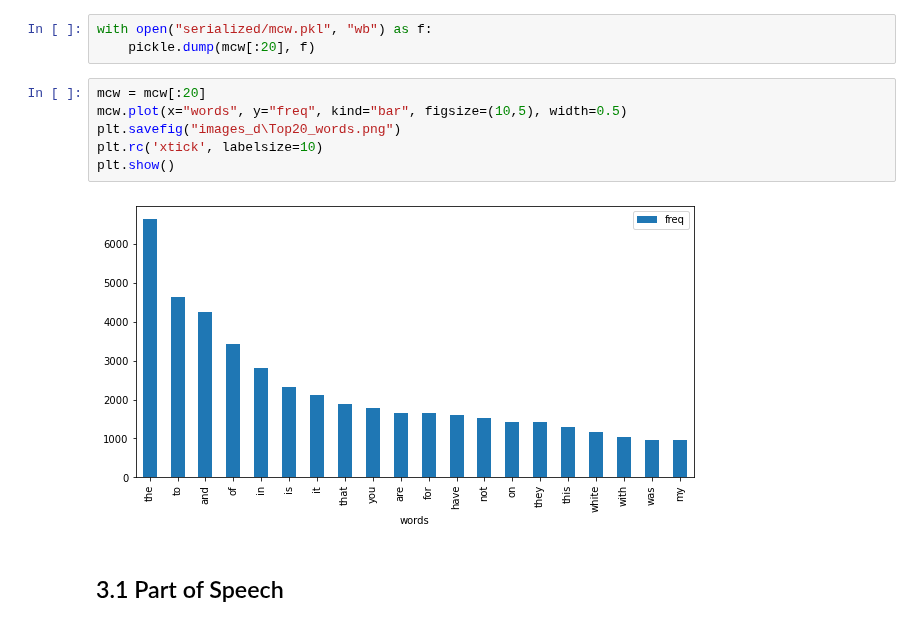
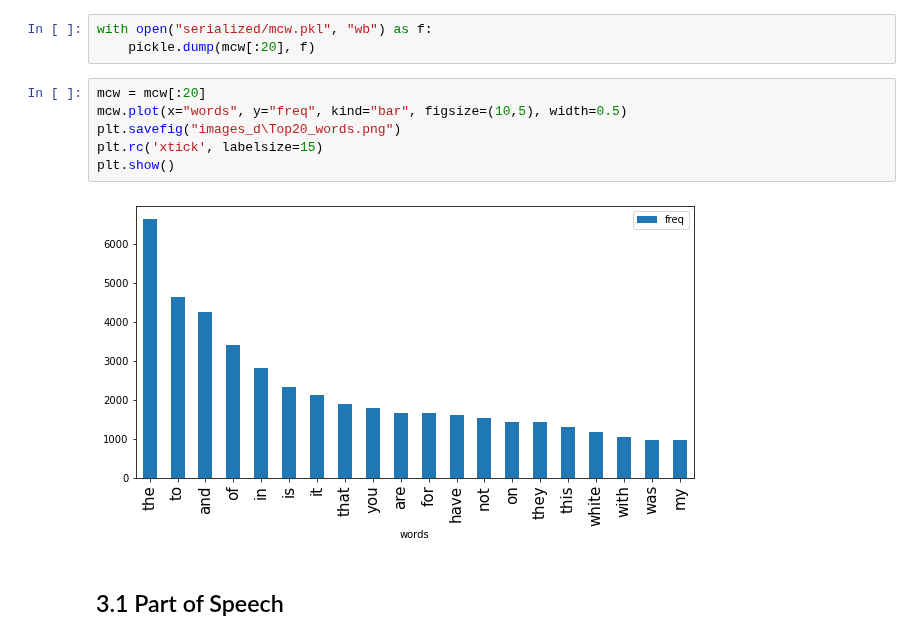
Before and after one commit to martinaviggiano/textsent_project, a Jupyter notebook: 02. Data Analysis.ipynb, the cells around one changed output. Saved outputs shown, nothing was run; the diff lists cells and outputs as text.

Commit message:
Update in Report and plots

```diff
--- a/02. Data Analysis.ipynb
+++ b/02. Data Analysis.ipynb
@@ -105,11 +105,11 @@ with open("serialized/mcw.pkl", "wb") as f:
 # %%
 mcw = mcw[:20]
 mcw.plot(x="words", y="freq", kind="bar", figsize=(10,5), width=0.5)
 plt.savefig("images_d\Top20_words.png")
-plt.rc('xtick', labelsize=10)
+plt.rc('xtick', labelsize=15)
 plt.show()
 # %% [output]
-[figure, old version]
+[figure, new version]
 # %% [markdown]
 ## 3.1 Part of Speech
 # %%
```
Also changed, not shown: 2 other files.
